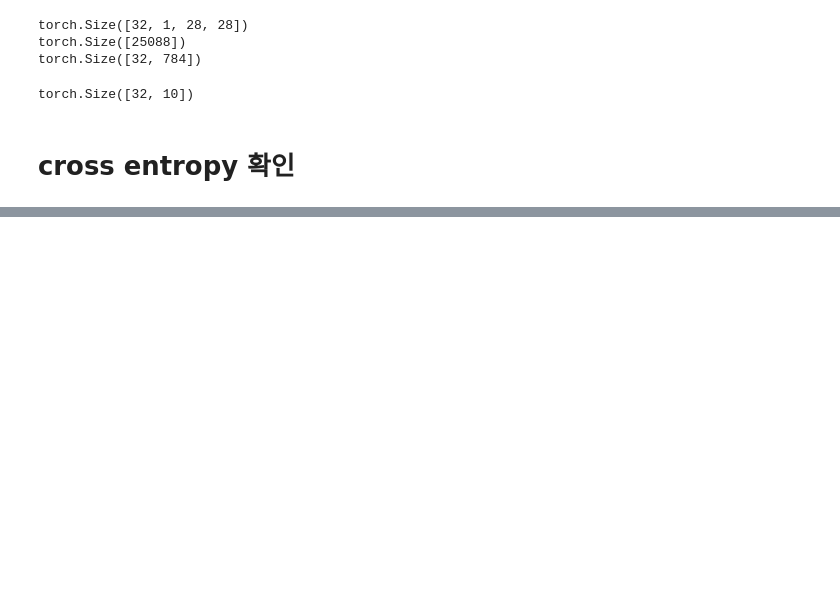
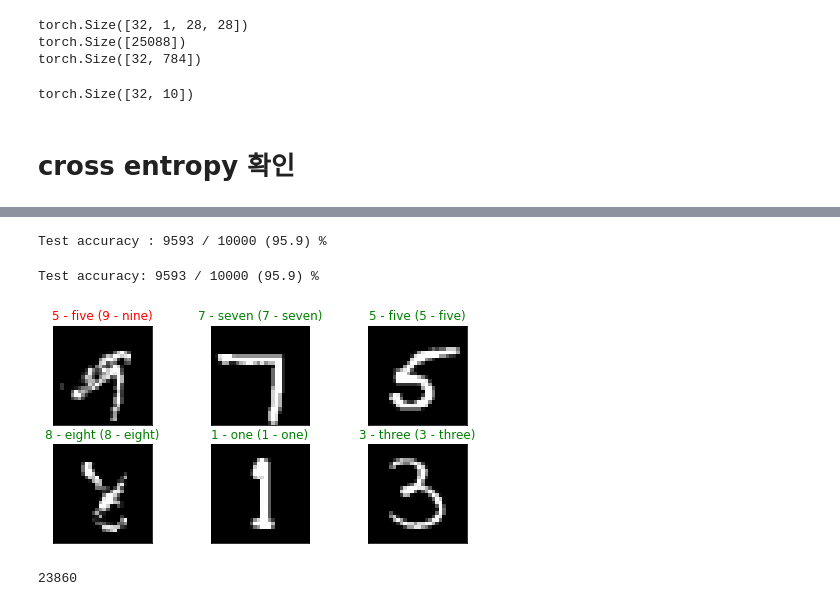
Before and after one commit to Energyofclouds/pytorch, a Jupyter notebook: multiclass_classification.ipynb, the cells around one changed output, grey strips where cells are left out. Cells and saved outputs as stored; diff of their text form; code cells hidden in the pictures; blank space fills up the shorter version.

```diff
--- a/multiclass_classification.ipynb
+++ b/multiclass_classification.ipynb
@@ -174,0 +236,59 @@ tensor(1.6376)
+# %%
+def Test(model, test_DL):
+    NoTes = len(test_DL.dataset)
+
+    model.eval()
+    with torch.no_grad():
+        rcorrect = 0
+        for x_batch, y_batch in test_DL :
+            x_batch = x_batch.to(DEVICE)
+            y_batch = y_batch.to(DEVICE)
+
+            #inference
+            y_hat = model(x_batch)
+            #print(y_hat.shape)
+            #accuracy
+            pred = y_hat.argmax(dim = 1) #softmax 하던 안하던 결과는 똑같음.
+
+            #print(pred)
+            # print(y_batch)
+            corrects_b = torch.sum(pred == y_batch).item()
+            rcorrect += corrects_b
+            #print(corrects_b)
+        test_acc = rcorrect/NoTes * 100
+
+    print(f"Test accuracy : {rcorrect} / {NoTes} ({round(test_acc,1)}) %")
+# %% [output]
+Test accuracy : 9593 / 10000 (95.9) %
+# %%
+Test(load_model, test_DL)
+# %% [output]
+Test accuracy: 9593 / 10000 (95.9) %
+# %%
+load_model.eval()
+with torch.no_grad():
+    x_batch, y_batch = next(iter(test_DL))
+    x_batch = x_batch.to(DEVICE)
+    y_hat = model(x_batch)
+    pred = y_hat.argmax(dim = 1)
+
+x_batch = x_batch.to("cpu")
+pred = pred.to("cpu")
+
+plt.figure(figsize = (8,4))
+for idx in range(6) :
+    plt.subplot(2,3, idx+1, xticks = [], yticks = [])
+    plt.imshow(x_batch[idx,0,...], cmap = "gray")
+    pred_class = test_DL.dataset.classes[pred[idx].item()]
+    true_class = test_DL.dataset.classes[y_batch[idx].item()]
+    plt.title(f"{pred_class} ({true_class})", color = "g" if pred_class == true_class else "r")
+# %% [output]
+[figure, added]
+# %%
+num = 0
+for param in load_model.parameters():
+    if param.requires_grad:
+        num+=param.numel()
+print(num)
+# %% [output]
+23860
```
Also changed, not shown: parts of 8 cells of this notebook.
